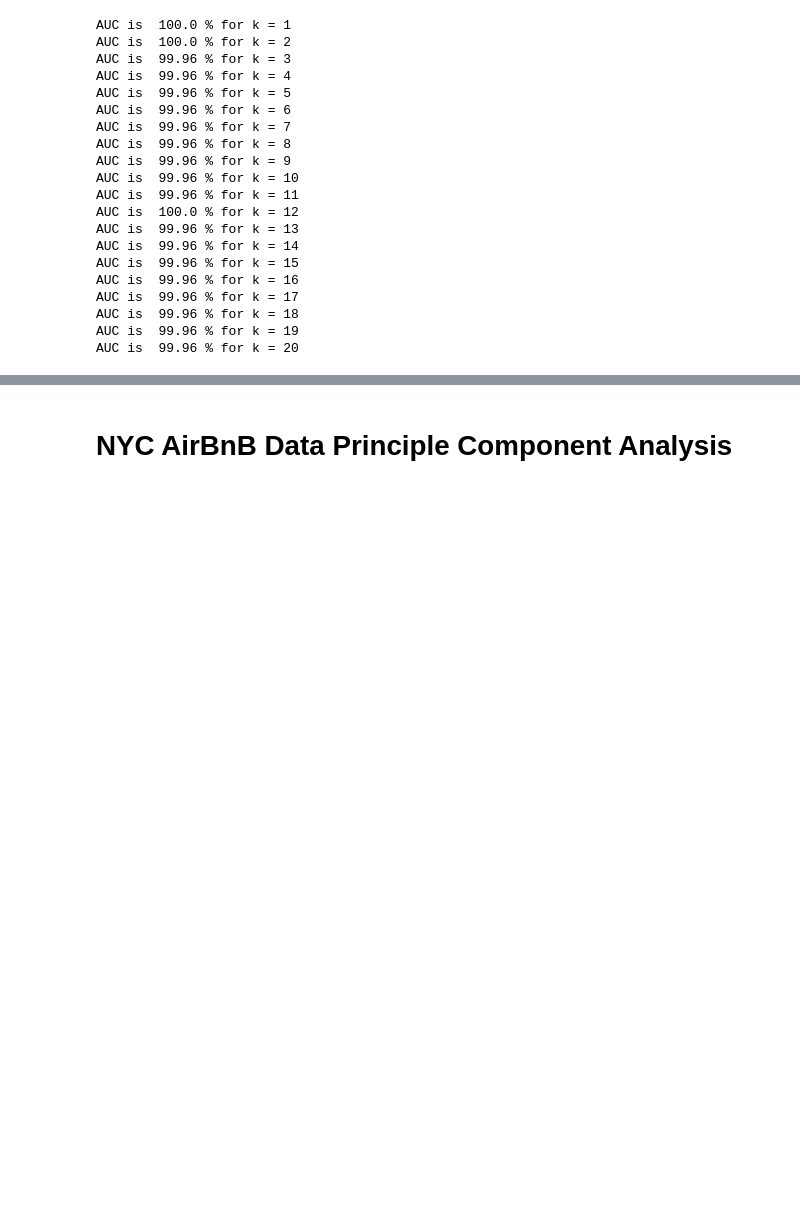
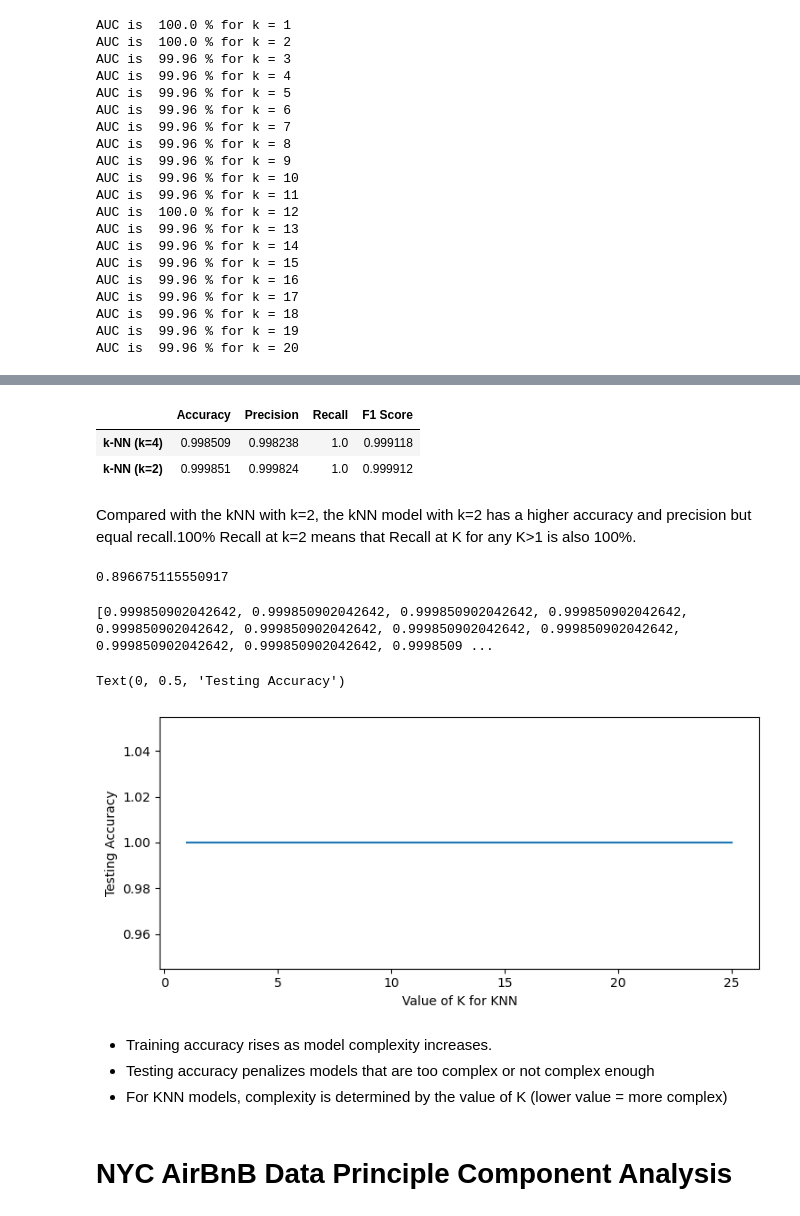
Before and after one commit to Naren1610/IST5520GrpProj, a Jupyter notebook: Milestone3_v4.ipynb, the cells around one changed output, grey strips where cells are left out. Drawn from its saved outputs; the diff is of its cells as text; code cells hidden in the pictures; blank space fills up the shorter version.

```diff
--- a/Milestone3_v4.ipynb
+++ b/Milestone3_v4.ipynb
@@ -1487,3 +1607,56 @@ AUC is  99.96 % for k = 20
+# %%
+pd.DataFrame({'Accuracy':acc, 'Precision':pre, 'Recall':rec, 'F1 Score': f1},
+             index = ['k-NN (k=4)','k-NN (k=2)'])
+# %% [output]
+|  | Accuracy | Precision | Recall | F1 Score |
+| k-NN (k=4) | 0.998509 | 0.998238 | 1.0 | 0.999118 |
+| k-NN (k=2) | 0.999851 | 0.999824 | 1.0 | 0.999912 |
+# %% [markdown]
+Compared with the kNN with k=2, the kNN model with k=2 has a higher accuracy and precision but equal recall.100% Recall at
+k=2 means that Recall at K for any K>1 is also 100%.
+# %%
+from sklearn.neighbors import KNeighborsClassifier
+k = KNeighborsClassifier(n_neighbors=5)
+k.fit(train_X, train_y)
+y_pred = knn.predict(test_X)
+print(metrics.accuracy_score(test_y, y_pred))
+# %% [output]
+0.896675115550917
+# %%
+k_range = range(1, 26)
+
+# We can create Python dictionary using [] or dict()
+scores = []
+
+# We use a loop through the range 1 to 26
+# We append the scores in the dictionary
+for i in k_range:
+    k = KNeighborsClassifier(n_neighbors=i)
+    k.fit(train_X, train_y)
+    y_pred = k.predict(train_X)
+    ex=metrics.accuracy_score(test_y, pred_y_knn_final)
+    scores.append(ex)
+# %%
+print(scores)
+# %% [output]
+[0.999850902042642, 0.999850902042642, 0.999850902042642, 0.999850902042642, 0.999850902042642, 0.999850902042642, 0.999850902042642, 0.999850902042642, 0.999850902042642, 0.999850902042642, 0.9998509 ...
+# %%
+import matplotlib.pyplot as plt
+
+%matplotlib inline
+
+# plot the relationship between K and testing accuracy
+# plt.plot(x_axis, y_axis)
+plt.plot(k_range, scores)
+plt.xlabel('Value of K for KNN')
+plt.ylabel('Testing Accuracy')
+# %% [output]
+Text(0, 0.5, 'Testing Accuracy')
+[figure, added]
+# %% [markdown]
+- Training accuracy rises as model complexity increases.
+- Testing accuracy penalizes models that are too complex or not complex enough
+- For KNN models, complexity is determined by the value of K (lower value = more complex)
 # %% [markdown]
  # NYC AirBnB Data Principle Component Analysis
 # %% [markdown]
```
Also changed, not shown: parts of 34 cells of this notebook.
